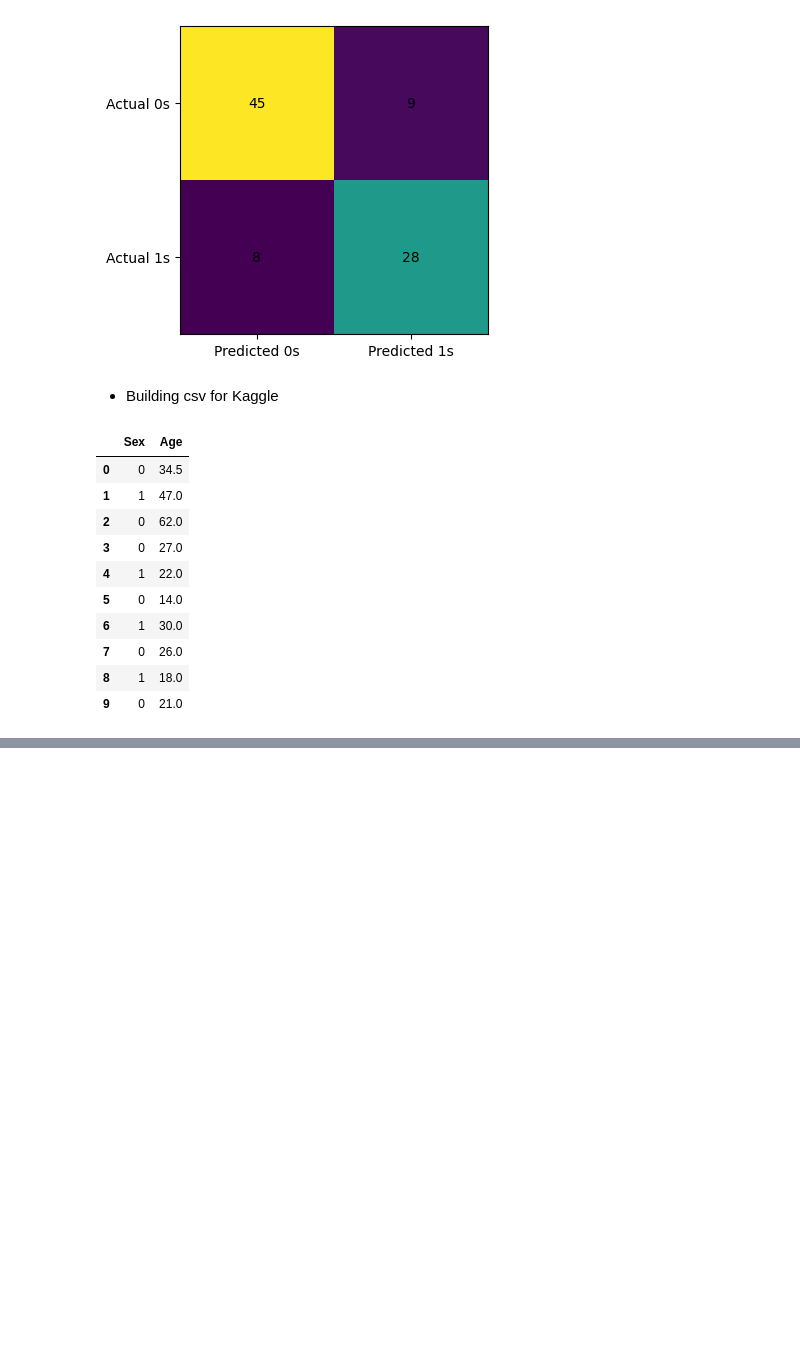
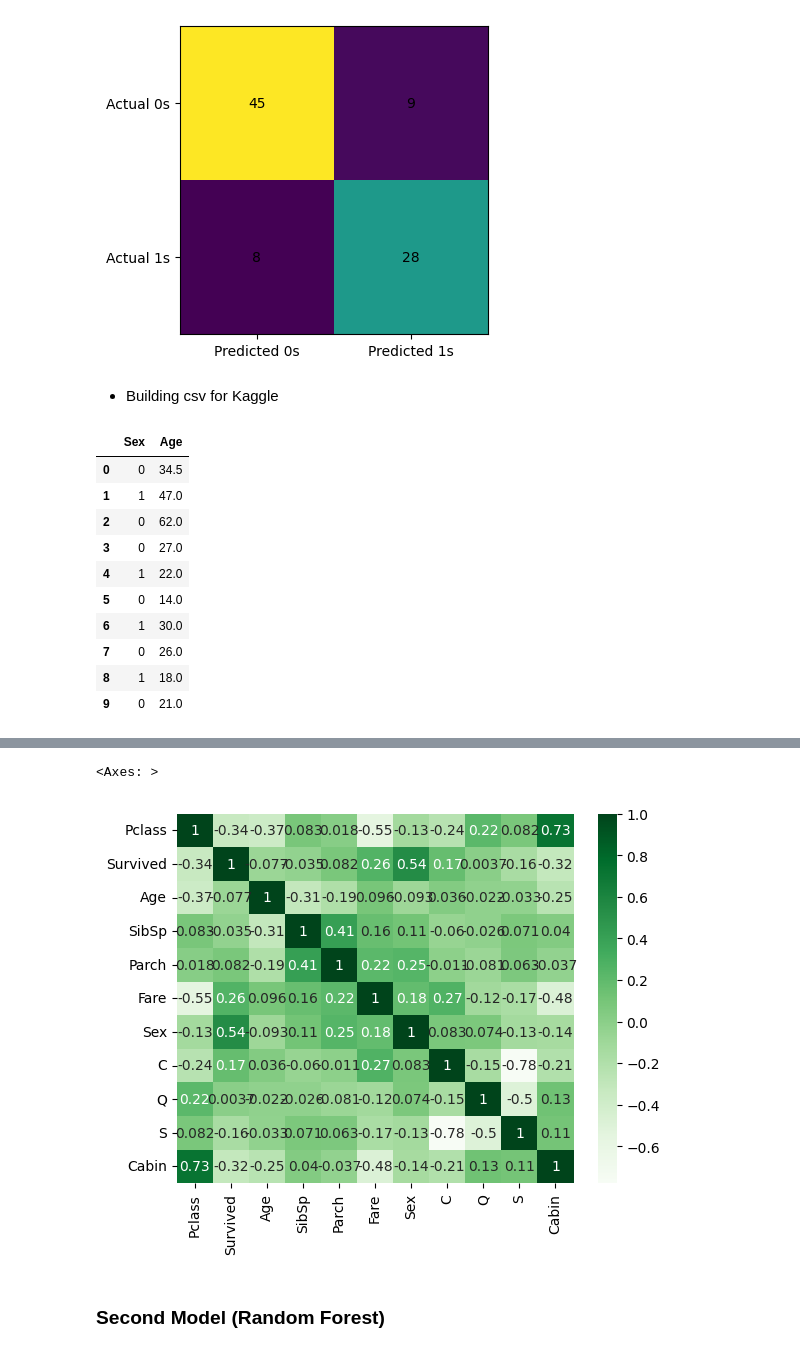
Before and after one commit to BakiRhina/Titanic, a Jupyter notebook: main.ipynb, the cells around one changed output, grey strips where cells are left out. Cells and saved outputs as stored; diff of their text form; code cells hidden in the pictures; blank space fills up the shorter version.

Commit message:
feat: pearson correlation matrix done

```diff
--- a/main.ipynb
+++ b/main.ipynb
@@ -635,0 +663,20 @@ SexAgePrediction.to_csv(r'C:\Users\Ato\Documents\Programming\Python\Titanic\pred
+# %%
+###### SEX ######
+# Hot encoding Sex class manually
+preprocessed_sex = train.loc[:,'Sex'].apply(lambda x: 0 if x == 'male' else 1).copy() # Using .loc and copy() to avoid SettingWithCopyWarning
+
+###### AGE ######
+# Filling 'Age' missing values with .mean() (it is commented out due to bad results in previous sections)
+#preprocessed_age = train.loc[:,'Age'].fillna(train['Age'].mean())
+
+###### EMBARKED ######
+# One hot encoding 'Embarked' feature
+preprocessed_embarked = pd.get_dummies(train.loc[:,'Embarked'])
+
+###### CABIN ######
+# 1. Filling missing values (which is assumed that the passanger didn't have cabin) with '0'
+# 2. One hot encoding everything (it woudnt' be needed)
+# 3. Keeping only the '0' feature, so we know if the passanger had a cabin or not.
+preprocessed_cabin = train.loc[:,'Cabin'].fillna('0').copy()
+preprocessed_cabin_all = pd.get_dummies(preprocessed_cabin)
+preprocessed_cabin_binary = preprocessed_cabin_all.loc[:,'0'].copy()
@@ -635,0 +694,7 @@ SexAgePrediction.to_csv(r'C:\Users\Ato\Documents\Programming\Python\Titanic\pred
+# %%
+features = ['Pclass', 'Survived', 'Age', 'SibSp', 'Parch', 'Fare']
+
+num_dataframe = train[features]
+num_dataframe['Sex'] = preprocessed_sex
+num_dataframe = pd.concat([num_dataframe, preprocessed_embarked], axis=1)
+num_dataframe['Cabin'] = preprocessed_cabin_binary
@@ -635,0 +716,11 @@ SexAgePrediction.to_csv(r'C:\Users\Ato\Documents\Programming\Python\Titanic\pred
+# %%
+import matplotlib.pyplot as plt
+import seaborn as sns
+
+corr_matrix = num_dataframe.corr()
+sns.heatmap(corr_matrix, cmap='Greens', annot=True)
+# %% [output]
+<Axes: >
+[figure, added]
+# %% [markdown]
+### Second Model (Random Forest)
```
Also changed, not shown: parts of 9 cells of this notebook.
